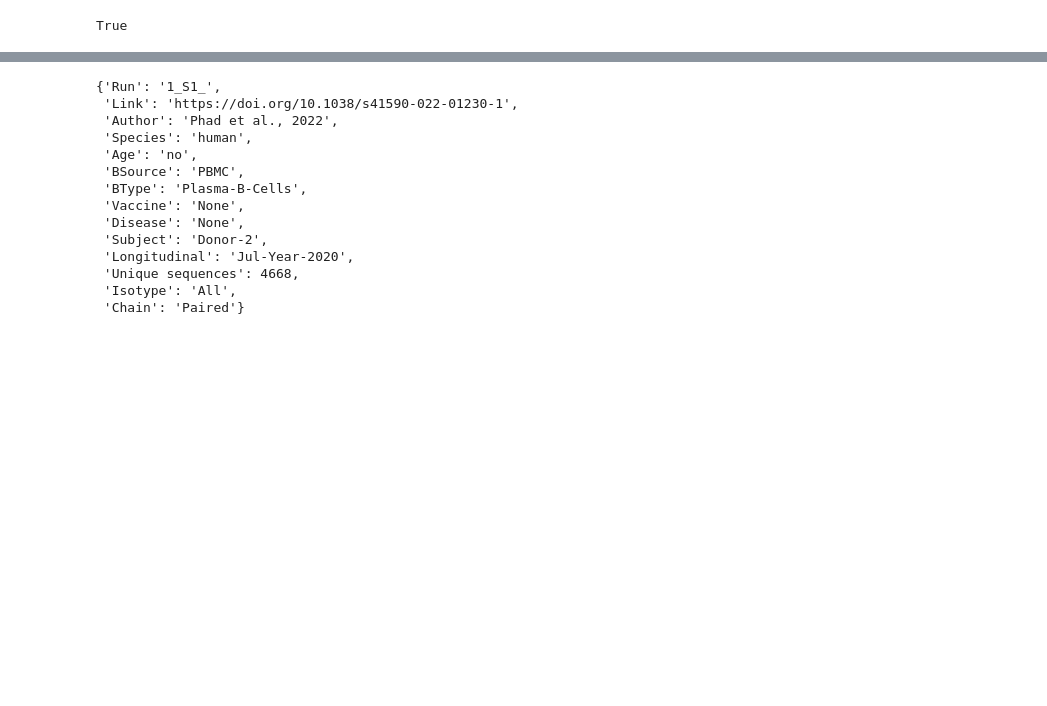
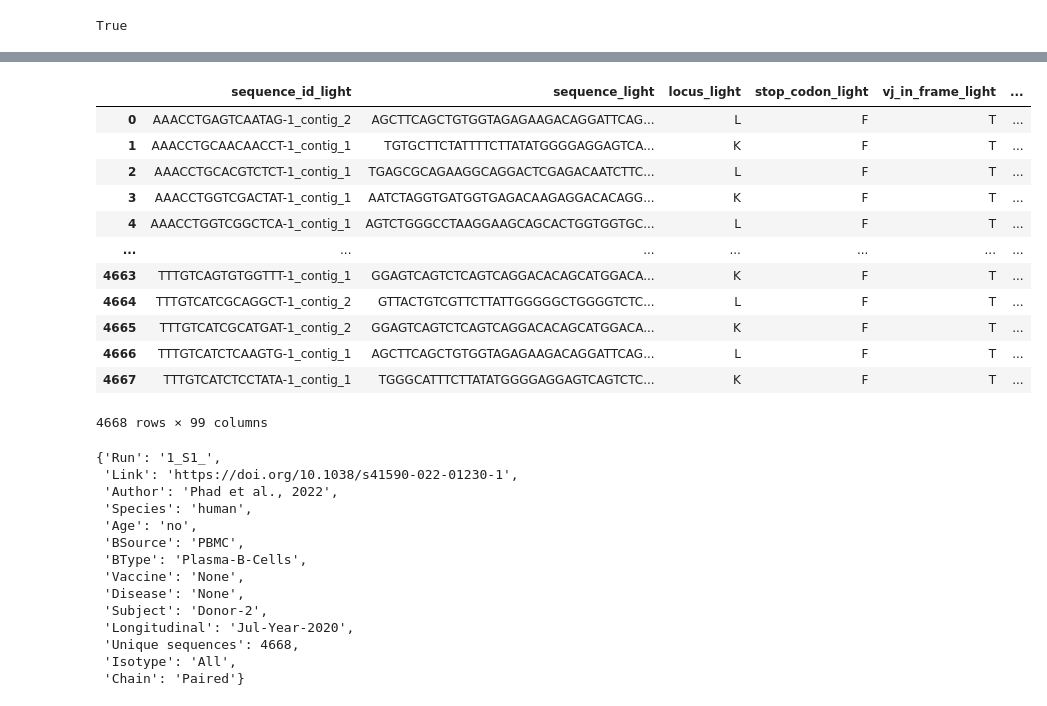
Before and after one commit to cameronhu/AntibodyBigQuery, a Jupyter notebook: notebooks/analysis.ipynb, the cells around one changed output, grey strips where cells are left out. Saved outputs shown, nothing was run; the diff lists cells and outputs as text; code cells hidden in the pictures; blank space fills up the shorter version.

Commit message:
Updates to split_paired logic to utilize str suffix

```diff
--- a/notebooks/analysis.ipynb
+++ b/notebooks/analysis.ipynb
@@ -37,0 +47,5 @@ True
+# %%
+paired_sequences_plus_antibody_id = paired_sequences.copy()
+paired_sequences_plus_antibody_id['Antibody_UID'] = 1
+
+paired_sequences_plus_antibody_id.head()
@@ -37,0 +59,16 @@ True
+# %%
+paired_sequences_plus_antibody_id.iloc[:, 99:198]
+# %% [output]
+|  | sequence_id_light | sequence_light | locus_light | stop_codon_light | vj_in_frame_light | ... |
+| 0 | AAACCTGAGTCAATAG-1_contig_2 | AGCTTCAGCTGTGGTAGAGAAGACAGGATTCAG... | L | F | T | ... |
+| 1 | AAACCTGCAACAACCT-1_contig_1 | TGTGCTTCTATTTTCTTATATGGGGAGGAGTCA... | K | F | T | ... |
+| 2 | AAACCTGCACGTCTCT-1_contig_1 | TGAGCGCAGAAGGCAGGACTCGAGACAATCTTC... | L | F | T | ... |
+| 3 | AAACCTGGTCGACTAT-1_contig_1 | AATCTAGGTGATGGTGAGACAAGAGGACACAGG... | K | F | T | ... |
+| 4 | AAACCTGGTCGGCTCA-1_contig_1 | AGTCTGGGCCTAAGGAAGCAGCACTGGTGGTGC... | L | F | T | ... |
+| ... | ... | ... | ... | ... | ... | ... |
+| 4663 | TTTGTCAGTGTGGTTT-1_contig_1 | GGAGTCAGTCTCAGTCAGGACACAGCATGGACA... | K | F | T | ... |
+| 4664 | TTTGTCATCGCAGGCT-1_contig_2 | GTTACTGTCGTTCTTATTGGGGGCTGGGGTCTC... | L | F | T | ... |
+| 4665 | TTTGTCATCGCATGAT-1_contig_2 | GGAGTCAGTCTCAGTCAGGACACAGCATGGACA... | K | F | T | ... |
+| 4666 | TTTGTCATCTCAAGTG-1_contig_1 | AGCTTCAGCTGTGGTAGAGAAGACAGGATTCAG... | L | F | T | ... |
+| 4667 | TTTGTCATCTCCTATA-1_contig_1 | TGGGCATTTCTTATATGGGGAGGAGTCAGTCTC... | K | F | T | ... |
+4668 rows × 99 columns
```
Also changed, not shown: parts of 7 cells of this notebook, 4 other files.
